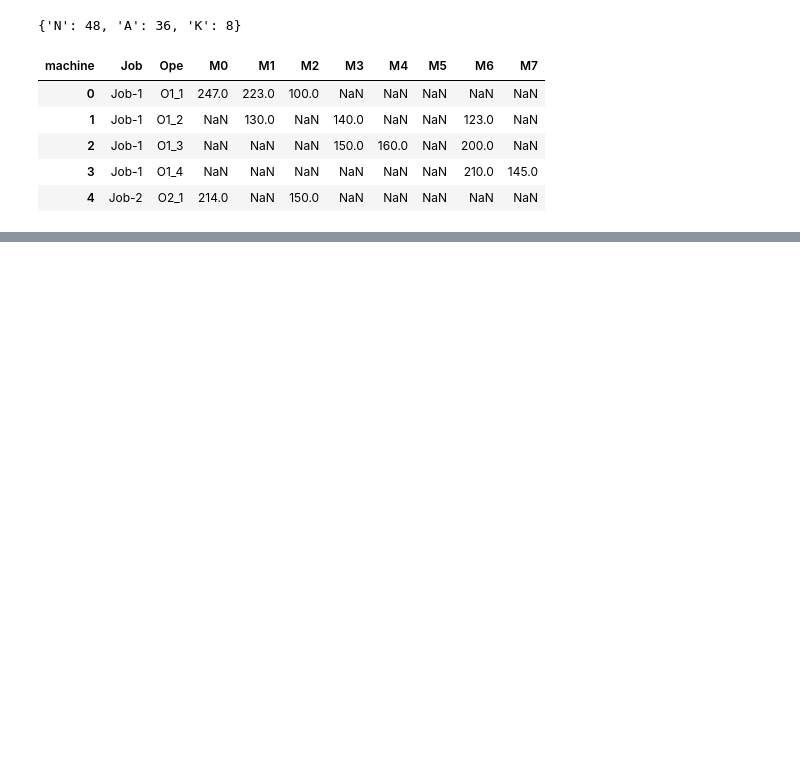
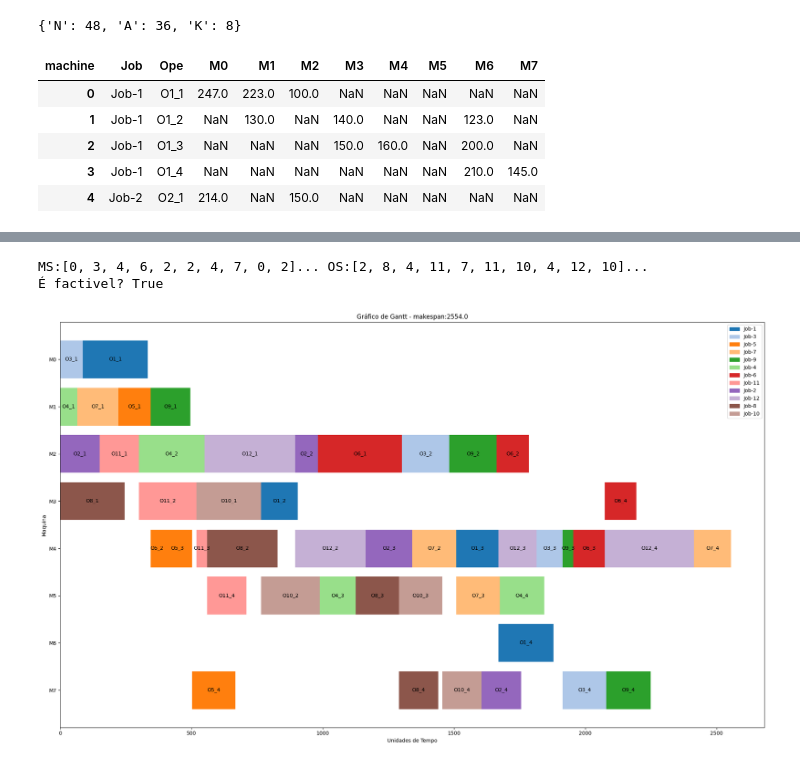
Before and after one commit to FabioMMaia/fjsp_genetic_tabu, a Jupyter notebook: Pipeline.ipynb, the cells around one changed output, grey strips where cells are left out. Cells and saved outputs as stored; diff of their text form; code cells hidden in the pictures; blank space fills up the shorter version.

```diff
--- a/Pipeline.ipynb
+++ b/Pipeline.ipynb
@@ -146,0 +45,17 @@ nothing added to commit but untracked files present (use "git add" to track)
+# %%
+machines = dt_times.columns[dt_times.columns.str.startswith('M')].tolist()
+c1 = genetic_fjsp.chromossomes_fjsp(dt_times, machines)
+# %%
+print(f'MS:{c1.MS[:10]}... OS:{c1.OS[:10]}...')
+print('É factivel?', c1.check_factivel())
+# %% [output]
+MS:[0, 3, 4, 6, 2, 2, 4, 7, 0, 2]... OS:[2, 8, 4, 11, 7, 11, 10, 4, 12, 10]...
+É factivel? True
+# %%
+aux, score = pipeline_fjsp.run(dt_times,
+                               c1.OS,
+                                 c1.MS,
+                                 verbose=False,
+                                 plot=True)
+# %% [output]
+[figure, added]
```
Also changed, not shown: parts of 10 cells of this notebook, 2 other files.
